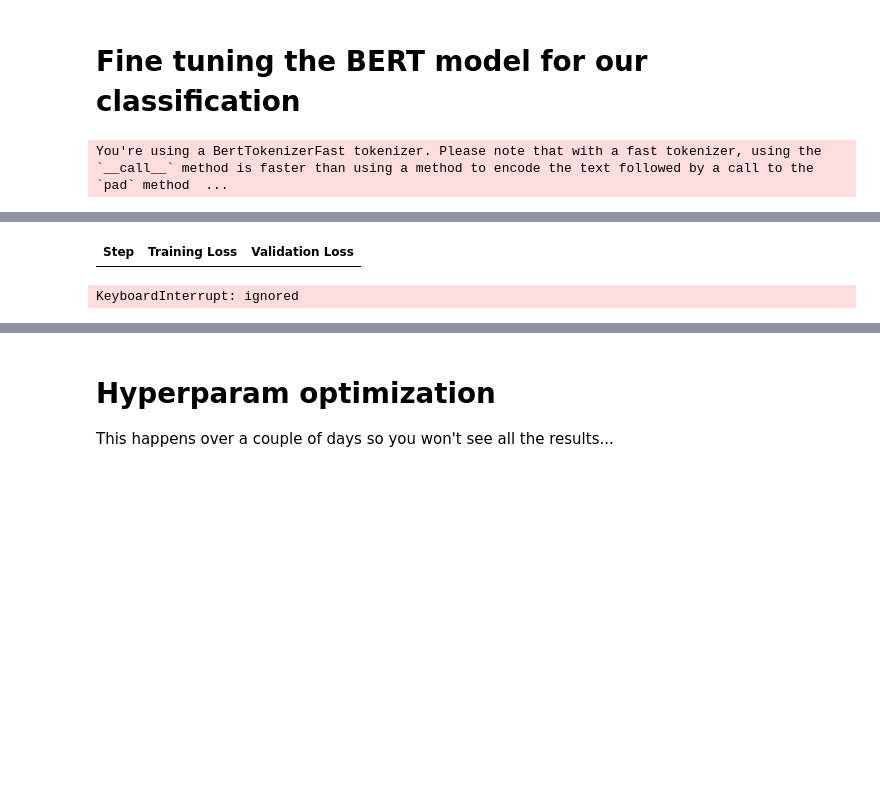
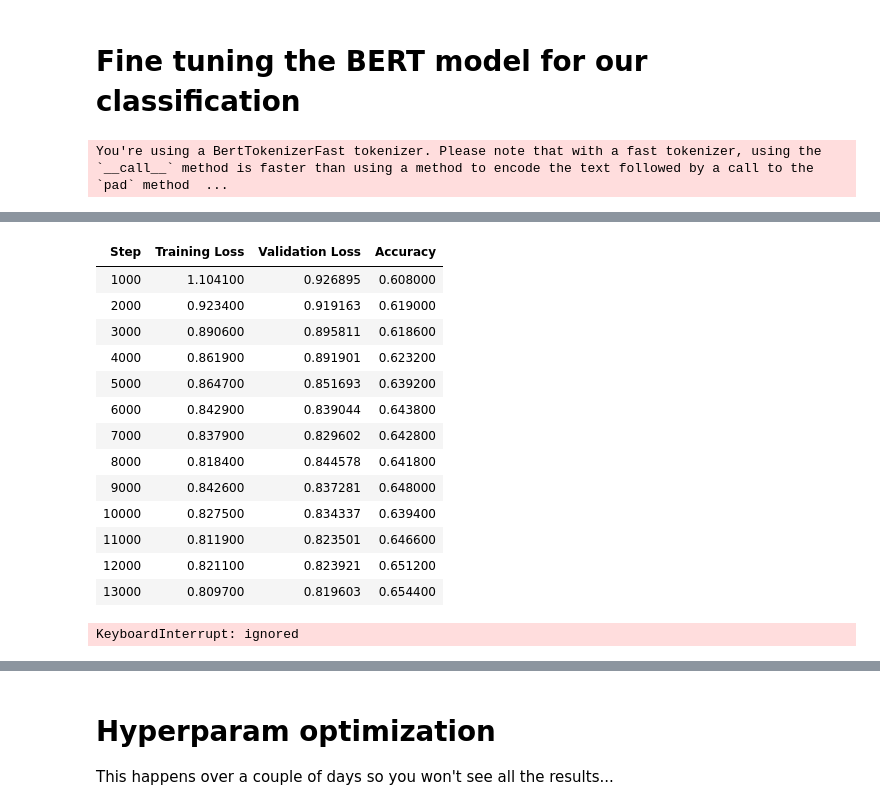
Before and after one commit to Iispar/review-summary-API, a Jupyter notebook: BERT-finetuned-model.ipynb, the cells around one changed output, grey strips where cells are left out. Drawn from its saved outputs; the diff is of its cells as text; code cells hidden in the pictures; blank space fills up the shorter version.

```diff
--- a/BERT-finetuned-model.ipynb
+++ b/BERT-finetuned-model.ipynb
@@ -103,10 +119,11 @@ import torch.nn as nn
 from transformers import PreTrainedModel, PretrainedConfig
 
 class BertConfig(PretrainedConfig):
-    def __init__(self, hidden_bert=768, hidden_size=50, num_labels=5):
-        self.hidden_size = hidden_size
+    def __init__(self, hidden_bert=768, hidden_ffnn=24, num_labels=5, vocab_size=28996):
+        self.hidden_ffnn = hidden_ffnn
         self.hidden_bert = hidden_bert
         self.num_labels = num_labels
+        self.vocab_size=vocab_size
 
 # Create the bert class
 class Bert(PreTrainedModel):
@@ -115,7 +132,7 @@ class Bert(PreTrainedModel):
         super(Bert, self).__init__(config)
         # hidden size of BERT (always 768), hidden size of our classifier, and number of labels (in this case 5)
         H_in = config.hidden_bert
-        H = config.hidden_size
+        H = config.hidden_ffnn
         labels = config.num_labels
 
         # bert is our preloaded distilbert
@@ -150,12 +167,12 @@ class Bert(PreTrainedModel):
           return (logits,);
 # %%
 # configuration for BERT
-config = BertConfig(hidden_bert=768, hidden_size=50, num_labels=5)
+config = BertConfig(hidden_bert=768, hidden_ffnn=24, num_labels=5)
 # %%
 #calculates the accuracy
-from datasets import load_metric
-accuracy = load_metric('accuracy')
-# accuracy = evaluate.load('accuracy');
+# from datasets import load_metric
+# accuracy = load_metric('accuracy')
+accuracy = evaluate.load('accuracy');
 def compute_accuracy(outputs_and_labels):
     outputs, labels = outputs_and_labels;
     predictions = np.argmax(outputs, axis=-1); #pick the index of the "winning" label
@@ -163,7 +182,7 @@ def compute_accuracy(outputs_and_labels):
 # %%
 # Training params. We optimize these later.
 training_args = TrainingArguments(
-    output_dir='./results',
+    output_dir='./bert_reviews',
     evaluation_strategy = 'steps',
     logging_strategy = 'steps',
     eval_steps = 1000,
@@ -178,7 +197,6 @@ training_args = TrainingArguments(
 
 data_collator = DataCollatorWithPadding(tokenizer=tokenizer) # get the data collator with our tokenizer.
 early_stopping = transformers.EarlyStoppingCallback(3); # stop training if the eval loss is not getting better.
-model = Bert(config)
 
 # Set the trainer
 trainer = Trainer(
@@ -199,2 +217,15 @@ You're using a BertTokenizerFast tokenizer. Please note that with a fast tokeniz
-| Step | Training Loss | Validation Loss |
+| Step | Training Loss | Validation Loss | Accuracy |
+| 1000 | 1.104100 | 0.926895 | 0.608000 |
+| 2000 | 0.923400 | 0.919163 | 0.619000 |
+| 3000 | 0.890600 | 0.895811 | 0.618600 |
+| 4000 | 0.861900 | 0.891901 | 0.623200 |
+| 5000 | 0.864700 | 0.851693 | 0.639200 |
+| 6000 | 0.842900 | 0.839044 | 0.643800 |
+| 7000 | 0.837900 | 0.829602 | 0.642800 |
+| 8000 | 0.818400 | 0.844578 | 0.641800 |
+| 9000 | 0.842600 | 0.837281 | 0.648000 |
+| 10000 | 0.827500 | 0.834337 | 0.639400 |
+| 11000 | 0.811900 | 0.823501 | 0.646600 |
+| 12000 | 0.821100 | 0.823921 | 0.651200 |
+| 13000 | 0.809700 | 0.819603 | 0.654400 |
 KeyboardInterrupt: ignored
```
Also changed, not shown: parts of 9 cells of this notebook.
